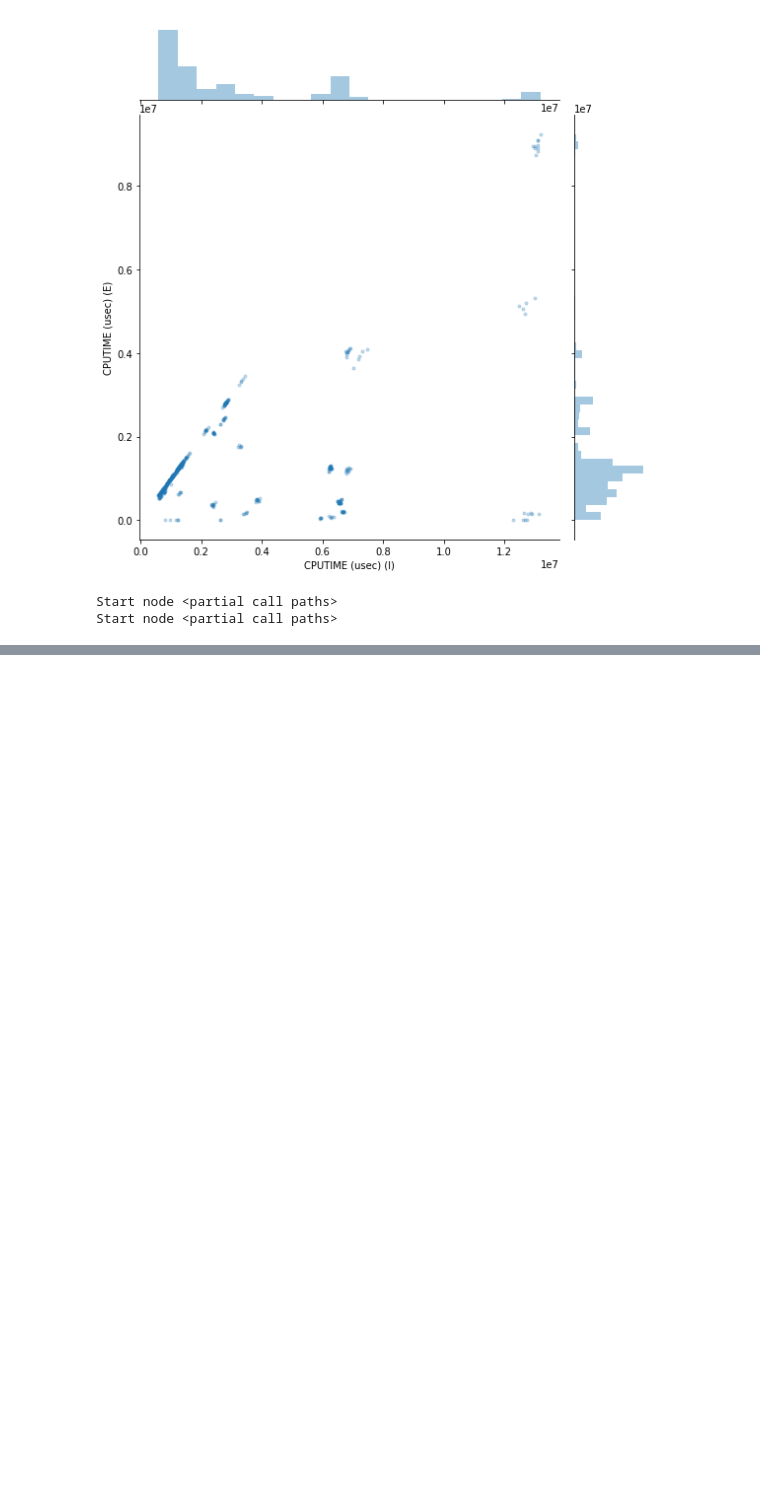
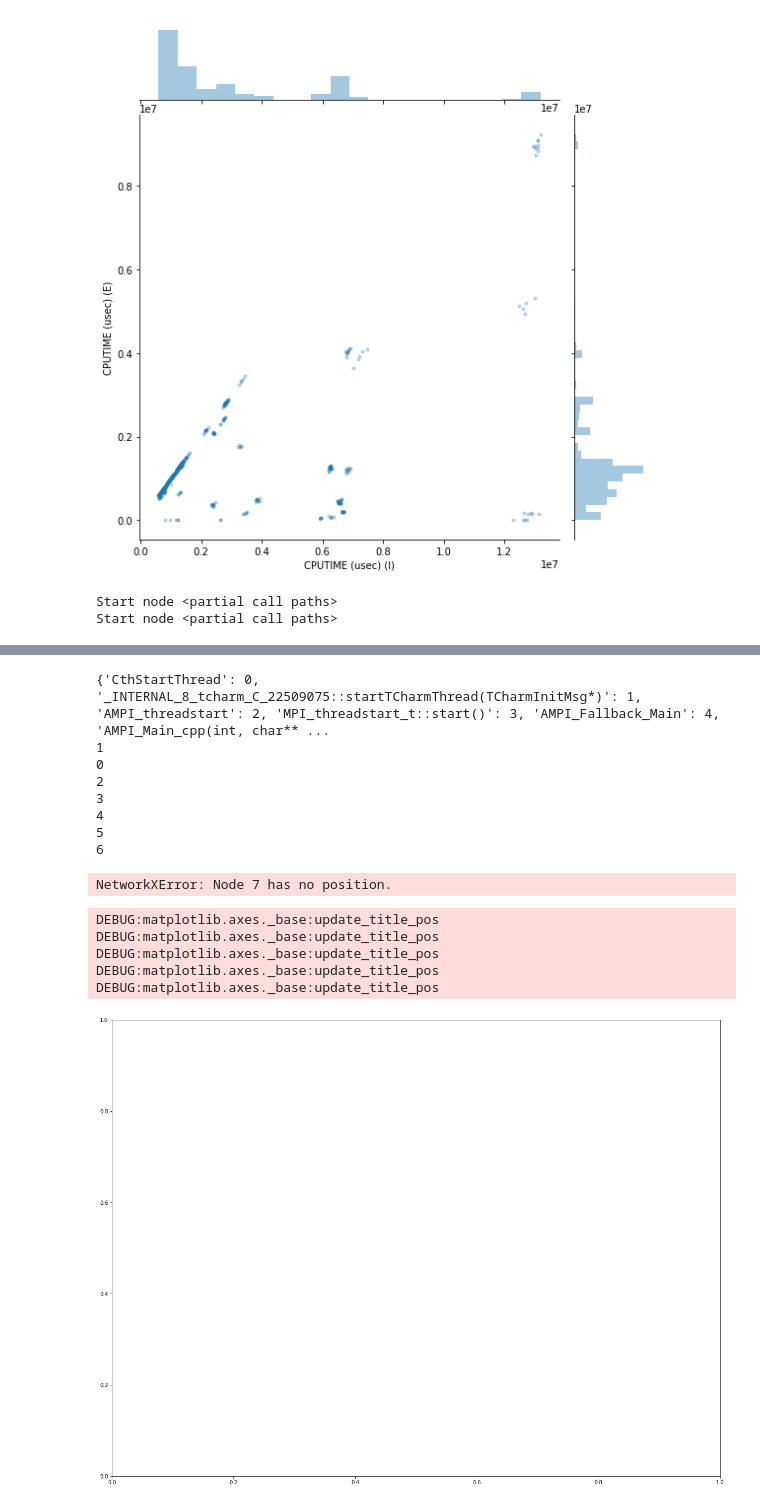
Before and after one commit to LLNL/CallFlow, a Jupyter notebook: src/server/diff-callflow.ipynb, the cells around one changed output, grey strips where cells are left out. Cells and saved outputs as stored; diff of their text form; code cells hidden in the pictures; blank space fills up the shorter version.

```diff
--- a/src/server/diff-callflow.ipynb
+++ b/src/server/diff-callflow.ipynb
@@ -319,3 +350,64 @@ def source_target_to_adj_matrix(df):
+# %%
+def module_hierarchy(state, module):
+    g = state.g
+    hierarchy = nx.Graph()
+    source_target_data = []
+    nodes = [x for x,y in g.nodes(data=True) if y['module'] == [module]]
+    entry_node = nodes[0]
+    for idx, node in enumerate(nodes):
+        hierarchy_pd = pd.DataFrame(columns=['source', 'target', 'weight', 'level', 'type'])
+        neighbors = sorted(g[node].items(), key=lambda edge: edge[1]['weight'])
+        for idx, n in enumerate(neighbors):
+            source_node = node
+            target_node = n[0]
+            weight = n[1]['weight']
+            level = idx
+            curr_module = state.df[state.df['name'] == n[0]]['module'].unique()[0]
+            #print(n[0], curr_module)
+            if(curr_module != module):
+                type_node = 'exit'
+                level = -1
+                #print('{0} is an exit node'.format(n[0]))
+            else:
+                type_node = 'normal'
+            source_target_data.append({
+                "source": source_node,
+                "target": target_node,
+                "weight": weight,
+                "level": level,
+                "type": type_node
+            })
+    hierarchy_adj_matrix = source_target_to_adj_matrix(source_target_data)
+    #hierarchy_adj_matrix[1][1] = 0.0
+    #print(nx.find_cycle(state.hg, orientation="original"))
+    #print(nx.is_tree(state.hg))
+    state.hg = nx.from_numpy_matrix(hierarchy_adj_matrix)
+    state.bfs_tree = nx.maximum_spanning_tree(state.hg)
+    pos = hierarchy_pos(state.bfs_tree, 1)
+    nx.draw(state.bfs_tree, pos=pos, with_labels=True)
+    plt.show()
+    return source_target_data
+# %%
+module = 'lulesh2.0'
+#module = 'Unkno'
+hierarchy_data = module_hierarchy(states[0], module)
+hierarchy_data2 = module_hierarchy(states[1], module)
+# %% [output]
+{'CthStartThread': 0, '_INTERNAL_8_tcharm_C_22509075::startTCharmThread(TCharmInitMsg*)': 1, 'AMPI_threadstart': 2, 'MPI_threadstart_t::start()': 3, 'AMPI_Fallback_Main': 4, 'AMPI_Main_cpp(int, char** ...
+1
+0
+2
+3
+4
+5
+6
+NetworkXError: Node 7 has no position.
+DEBUG:matplotlib.axes._base:update_title_pos
+DEBUG:matplotlib.axes._base:update_title_pos
+DEBUG:matplotlib.axes._base:update_title_pos
+DEBUG:matplotlib.axes._base:update_title_pos
+DEBUG:matplotlib.axes._base:update_title_pos
+[figure, added]
 # %%
 def draw_graph(state, module):
     g = state.g
```
Also changed, not shown: parts of 14 cells of this notebook.
